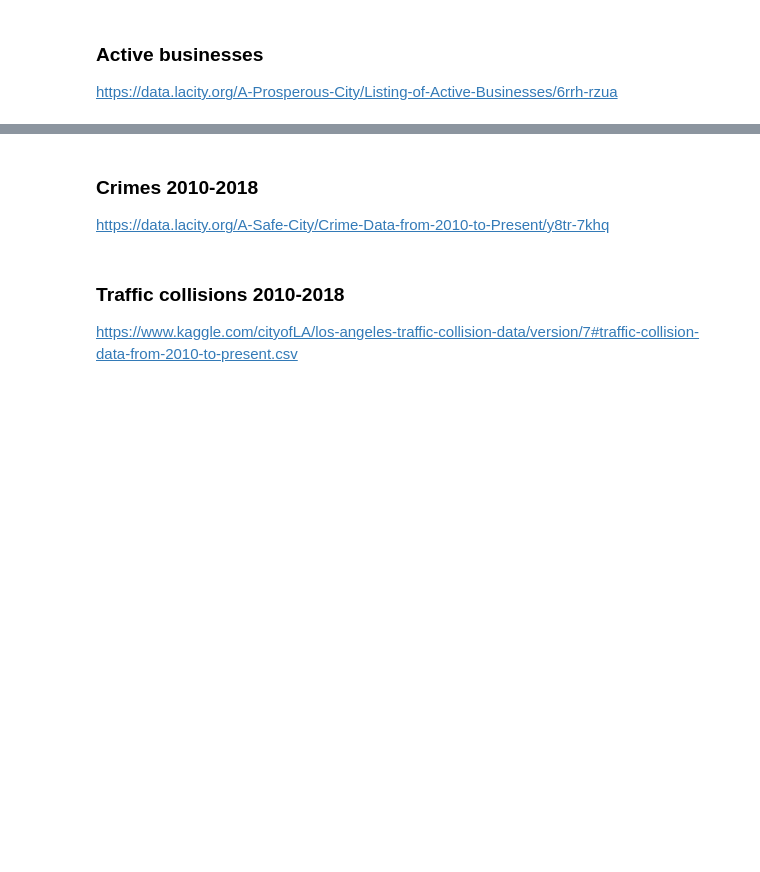
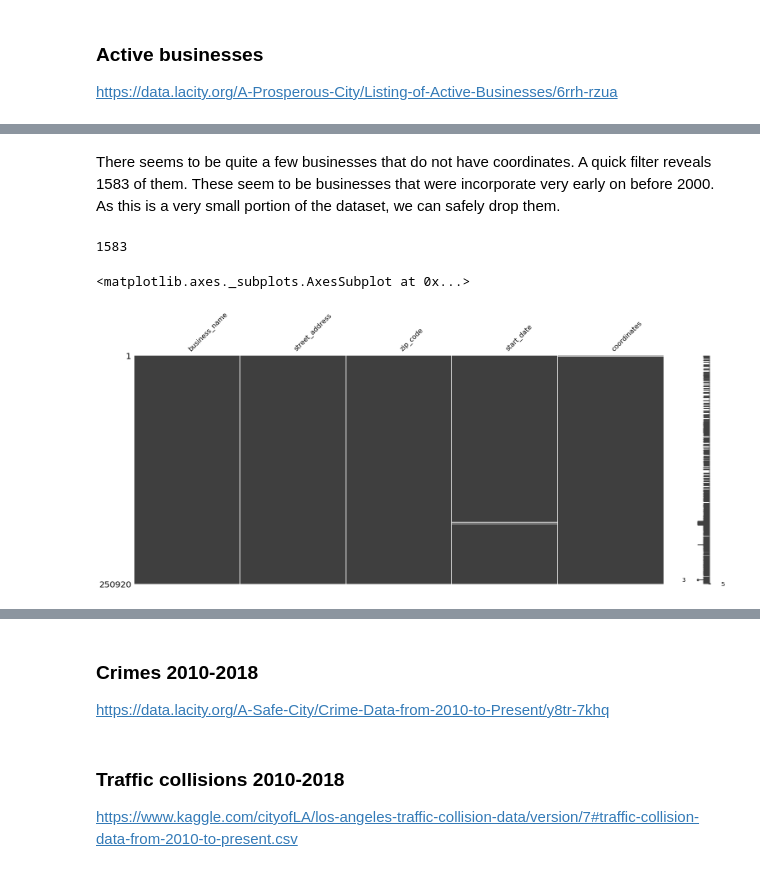
Before and after one commit to finnqiao/la_metro_bikeshare_data, a Jupyter notebook: notebooks/1.0-la-bikeshare.ipynb, the cells around one changed output, grey strips where cells are left out. Saved outputs shown, nothing was run; the diff lists cells and outputs as text; code cells hidden in the pictures; blank space fills up the shorter version.

```diff
--- a/notebooks/1.0-la-bikeshare.ipynb
+++ b/notebooks/1.0-la-bikeshare.ipynb
@@ -198,0 +245,3 @@ business_df = pd.read_csv('../data/external/active_businesses.csv')
+# %%
+business_df = business_df[['BUSINESS NAME', 'STREET ADDRESS', 'ZIP CODE', 'LOCATION START DATE', 'LOCATION']].rename(columns = {'BUSINESS NAME':'business_name', 'STREET ADDRESS':'street_address', 'ZIP CODE':'zip_code', 'LOCATION START DATE':'start_date', 'LOCATION':'coordinates'})
+business_df.head()
@@ -198,0 +255,12 @@ business_df = pd.read_csv('../data/external/active_businesses.csv')
+# %% [markdown]
+There seems to be quite a few businesses that do not have coordinates. A quick filter reveals 1583 of them. These seem to be businesses that were incorporate very early on before 2000. As this is a very small portion of the dataset, we can safely drop them.
+# %%
+# counting the number of businesses without coordinates
+business_df['coordinates'].isna().sum()
+# %% [output]
+1583
+# %%
+msno.matrix(business_df)
+# %% [output]
+<matplotlib.axes._subplots.AxesSubplot at 0x...>
+[figure, added]
```
Also changed, not shown: parts of 19 cells of this notebook.
